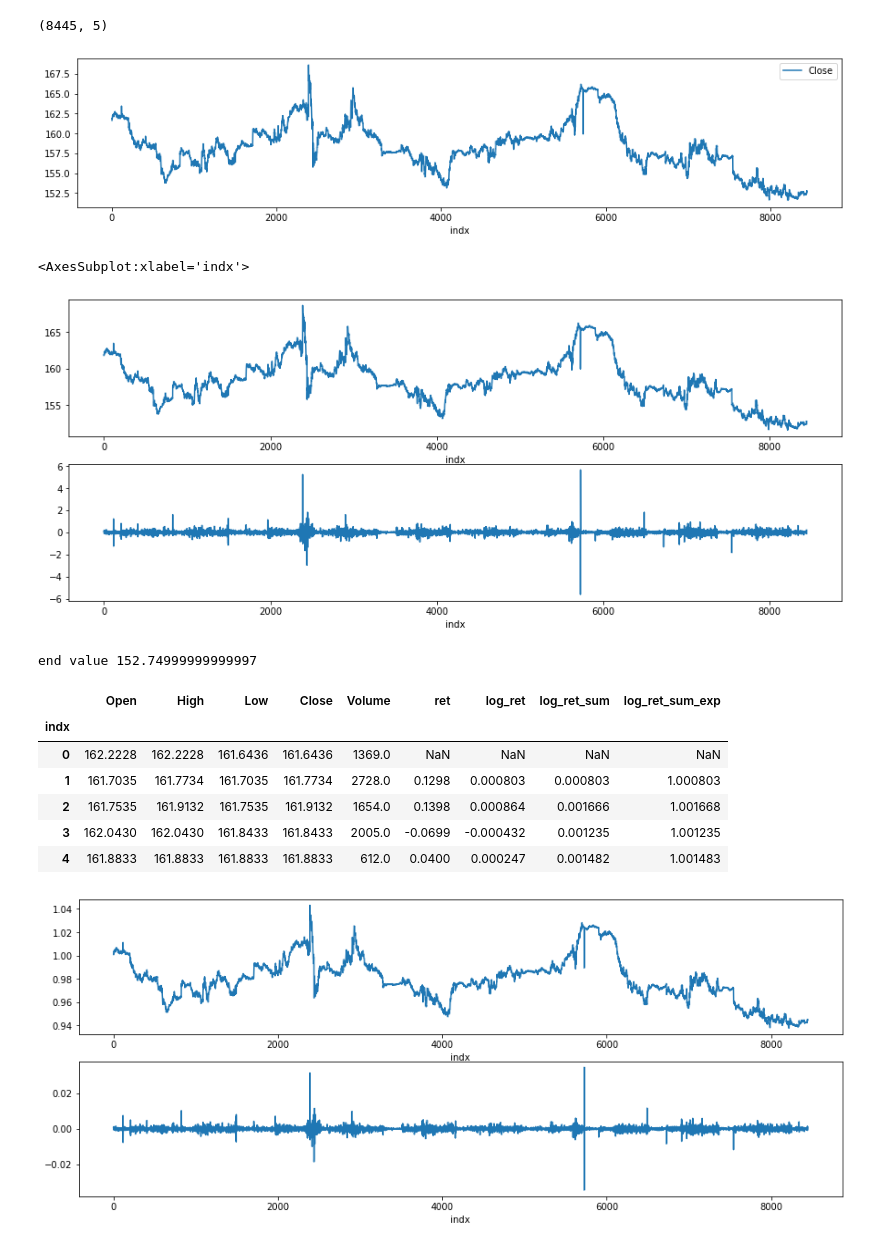
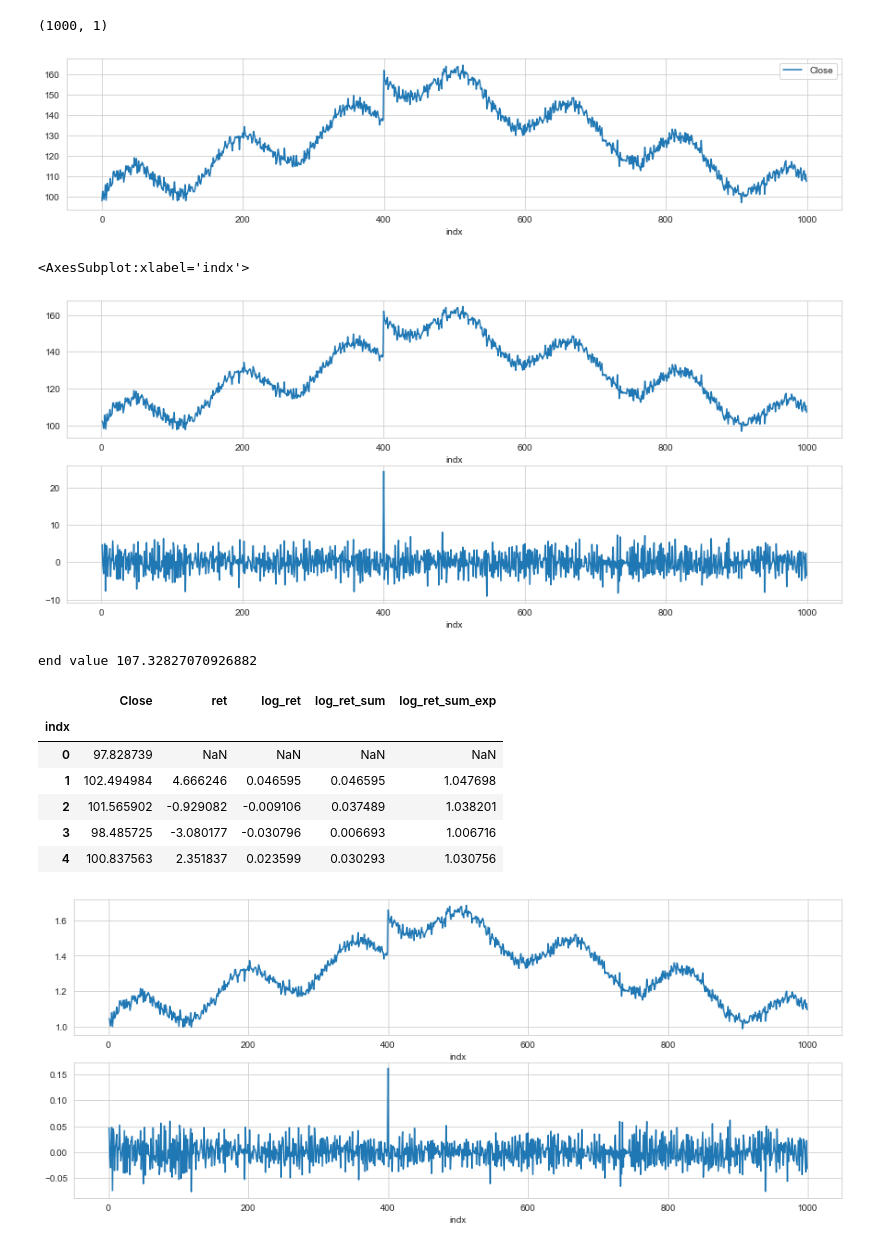
Before and after one commit to tharshikan/QuantitativeTrading, a Jupyter notebook: notebooks/RankingStocks.ipynb, the cells around one changed output. Drawn from its saved outputs; the diff is of its cells as text; code cells hidden in the pictures.

```diff
--- a/notebooks/RankingStocks.ipynb
+++ b/notebooks/RankingStocks.ipynb
@@ -21,18 +21,39 @@ API_KEY = 'EC1W3AWVDZ3LA1T8'
 ts = TimeSeries(key=API_KEY, output_format='pandas')
 ti = TechIndicators(key=API_KEY, output_format='pandas')
 # %%
-data, meta_data = ts.get_intraday(symbol='AAPL', interval='1min', outputsize='full')
-# data, meta_data = ts.get_daily(symbol='GE', outputsize='full')
-df = getAlphaOHLC(data)
-df['indx'] = np.arange(len(df))
-df.index =df['indx']
+def sinSimulation():
+    np.random.seed(123)
+    size = 1000
+    num= (np.sin(np.linspace(0,40,size))*10)+100
+    noise = np.random.normal(0,2,size)
+    df= pd.DataFrame({'Close':num+noise})
+    df['indx']= df.index
+    # df['Close'] = df['Close']+df['indx']*0.1
+
+    def inner(row):
+        # print('hello')
+        if row['indx']<400:
+            return row['Close']+row['indx']*0.1
+        else:
+            return row['Close']+(102-row['indx']*0.1)
+
+    df['Close']= df.apply(inner, axis=1)
+    df.set_index('indx',inplace=True)
+    return df
+
+# data, meta_data = ts.get_intraday(symbol='AACG', interval='1min',)
+# data, meta_data = ts.get_daily(symbol='BA', outputsize='full')
+#df = getAlphaOHLC(data)
+df = sinSimulation()
+# df['indx'] = np.arange(len(df))
+# df.index =df['indx']
 df.plot(y='Close', figsize=(15, 3))
-df.drop(columns=['indx'], inplace=True)
+# df.drop(columns=['indx'], inplace=True)
 df.tail()
 print(f'{df.shape}')
 # %% [output]
-(8445, 5)
+(1000, 1)
-[figure, old version]
+[figure, new version]
 # %%
 df['ret'] = df['Close'] - df['Close'].shift(1)
 ret = df['ret'][1:]
@@ -43,7 +64,7 @@ cum = df.Close[0]+np.cumsum(ret)
 cum.plot(figsize=(15, 6))
 # %% [output]
 <AxesSubplot:xlabel='indx'>
-[figure, old version]
+[figure, new version]
 # %%
 df['log_ret'] = np.log(df['Close']) - np.log(df['Close'].shift(1))
 log_ret = df['log_ret'][1:]
@@ -57,13 +78,13 @@ df['log_ret_sum_exp'].plot(figsize=(15, 6))
 print(f'end value', df['log_ret_sum_exp'][len(df)-1] * df['Close'][0])
 df.head()
 # %% [output]
-end value 152.74999999999997
+end value 107.32827070926882
-|  | Open | High | Low | Close | Volume | ret | log_ret | log_ret_sum | log_ret_sum_exp |
-| indx |  |  |  |  |  |  |  |  |  |
-| 0 | 162.2228 | 162.2228 | 161.6436 | 161.6436 | 1369.0 | NaN | NaN | NaN | NaN |
-| 1 | 161.7035 | 161.7734 | 161.7035 | 161.7734 | 2728.0 | 0.1298 | 0.000803 | 0.000803 | 1.000803 |
-| 2 | 161.7535 | 161.9132 | 161.7535 | 161.9132 | 1654.0 | 0.1398 | 0.000864 | 0.001666 | 1.001668 |
-| 3 | 162.0430 | 162.0430 | 161.8433 | 161.8433 | 2005.0 | -0.0699 | -0.000432 | 0.001235 | 1.001235 |
-| 4 | 161.8833 | 161.8833 | 161.8833 | 161.8833 | 612.0 | 0.0400 | 0.000247 | 0.001482 | 1.001483 |
+|  | Close | ret | log_ret | log_ret_sum | log_ret_sum_exp |
+| indx |  |  |  |  |  |
+| 0 | 97.828739 | NaN | NaN | NaN | NaN |
+| 1 | 102.494984 | 4.666246 | 0.046595 | 0.046595 | 1.047698 |
+| 2 | 101.565902 | -0.929082 | -0.009106 | 0.037489 | 1.038201 |
+| 3 | 98.485725 | -3.080177 | -0.030796 | 0.006693 | 1.006716 |
+| 4 | 100.837563 | 2.351837 | 0.023599 | 0.030293 | 1.030756 |
-[figure, old version]
+[figure, new version]
 # %%
```
Also changed, not shown: parts of 12 cells of this notebook, 5 other files.
